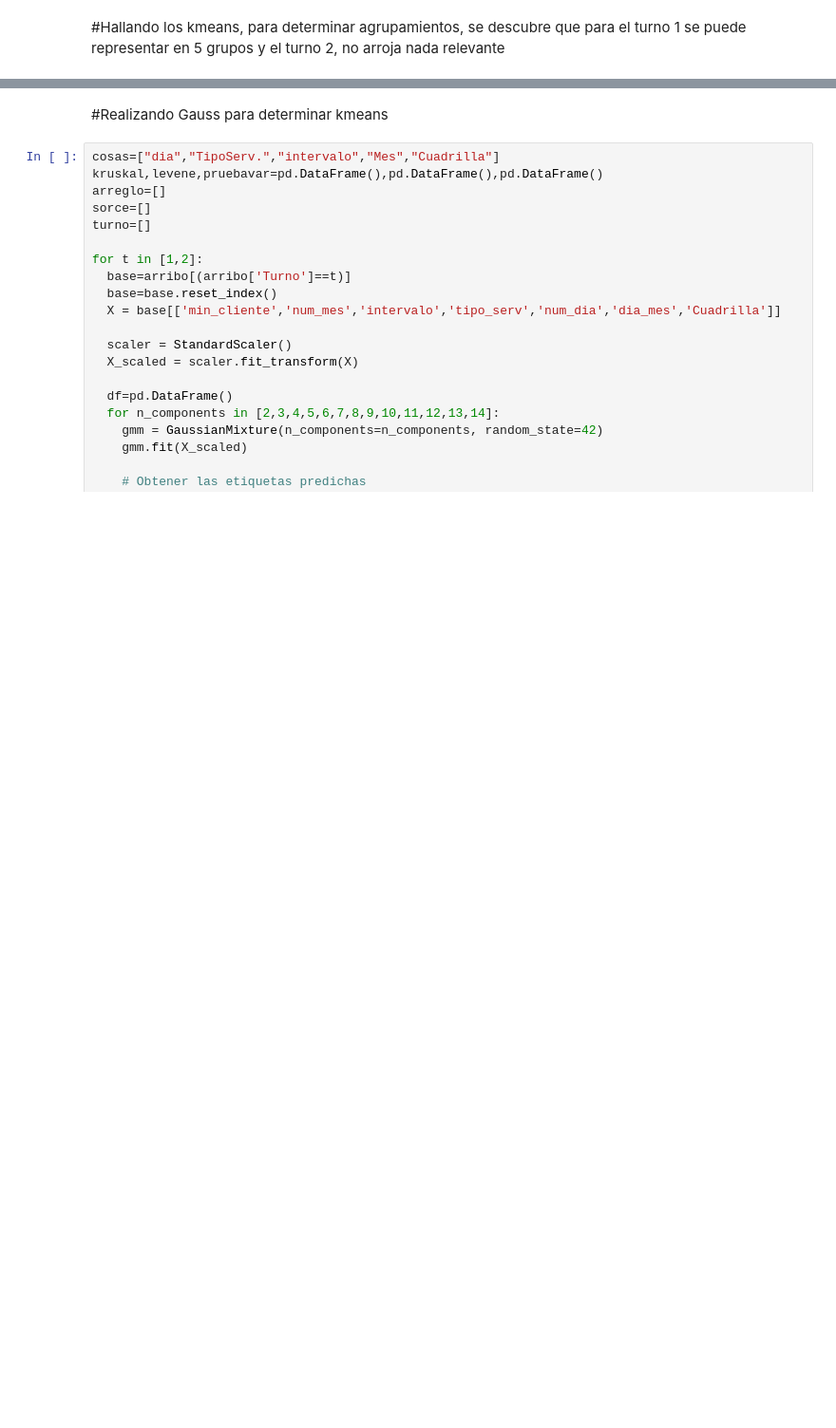
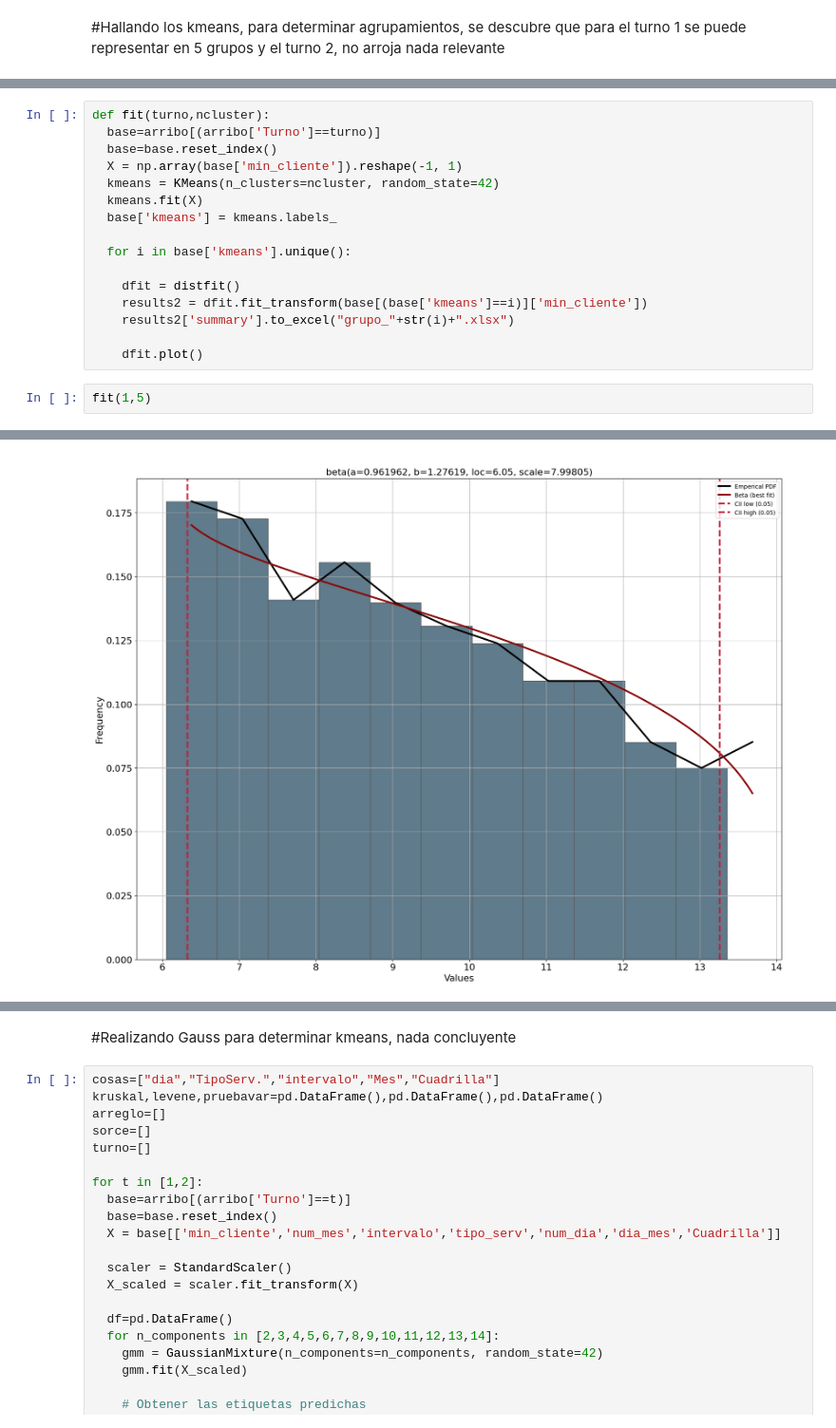
Before and after one commit to TonioFlag/ProyectoFinalColas, a Jupyter notebook: kmeans.ipynb, the cells around one changed output, grey strips where cells are left out. Shown at 95% size. Cells and saved outputs as stored; diff of their text form; blank space fills up the shorter version.

```diff
--- a/kmeans.ipynb
+++ b/kmeans.ipynb
@@ -143,0 +219,19 @@ levene  inf   0.0      False  (14, 6)      2  TipoServ.
+# %%
+def fit(turno,ncluster):
+  base=arribo[(arribo['Turno']==turno)]
+  base=base.reset_index()
+  X = np.array(base['min_cliente']).reshape(-1, 1)
+  kmeans = KMeans(n_clusters=ncluster, random_state=42)
+  kmeans.fit(X)
+  base['kmeans'] = kmeans.labels_
+
+  for i in base['kmeans'].unique():
+
+    dfit = distfit()
+    results2 = dfit.fit_transform(base[(base['kmeans']==i)]['min_cliente'])
+    results2['summary'].to_excel("grupo_"+str(i)+".xlsx")
+
+    dfit.plot()
+# %%
+fit(1,5)
+# %% [output]
@@ -143,0 +255 @@ levene  inf   0.0      False  (14, 6)      2  TipoServ.
+[figure, added]
@@ -144,5 +260,5 @@ levene  inf   0.0      False  (14, 6)      2  TipoServ.
 # %% [markdown]
-#Realizando Gauss para determinar kmeans
+#Realizando Gauss para determinar kmeans, nada concluyente
 # %%
 cosas=["dia","TipoServ.","intervalo","Mes","Cuadrilla"]
 kruskal,levene,pruebavar=pd.DataFrame(),pd.DataFrame(),pd.DataFrame()
```
Also changed, not shown: parts of 9 cells of this notebook.
